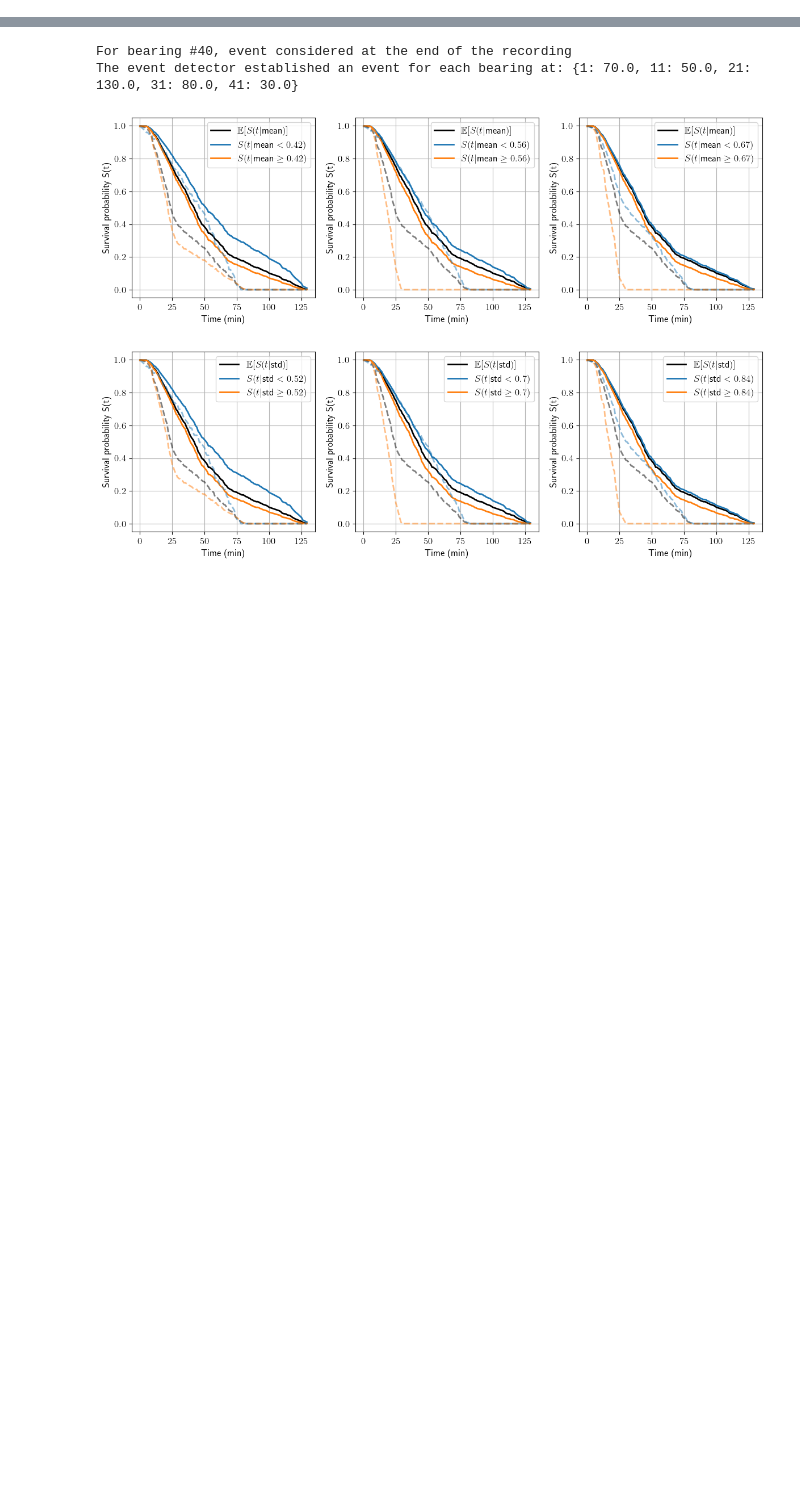
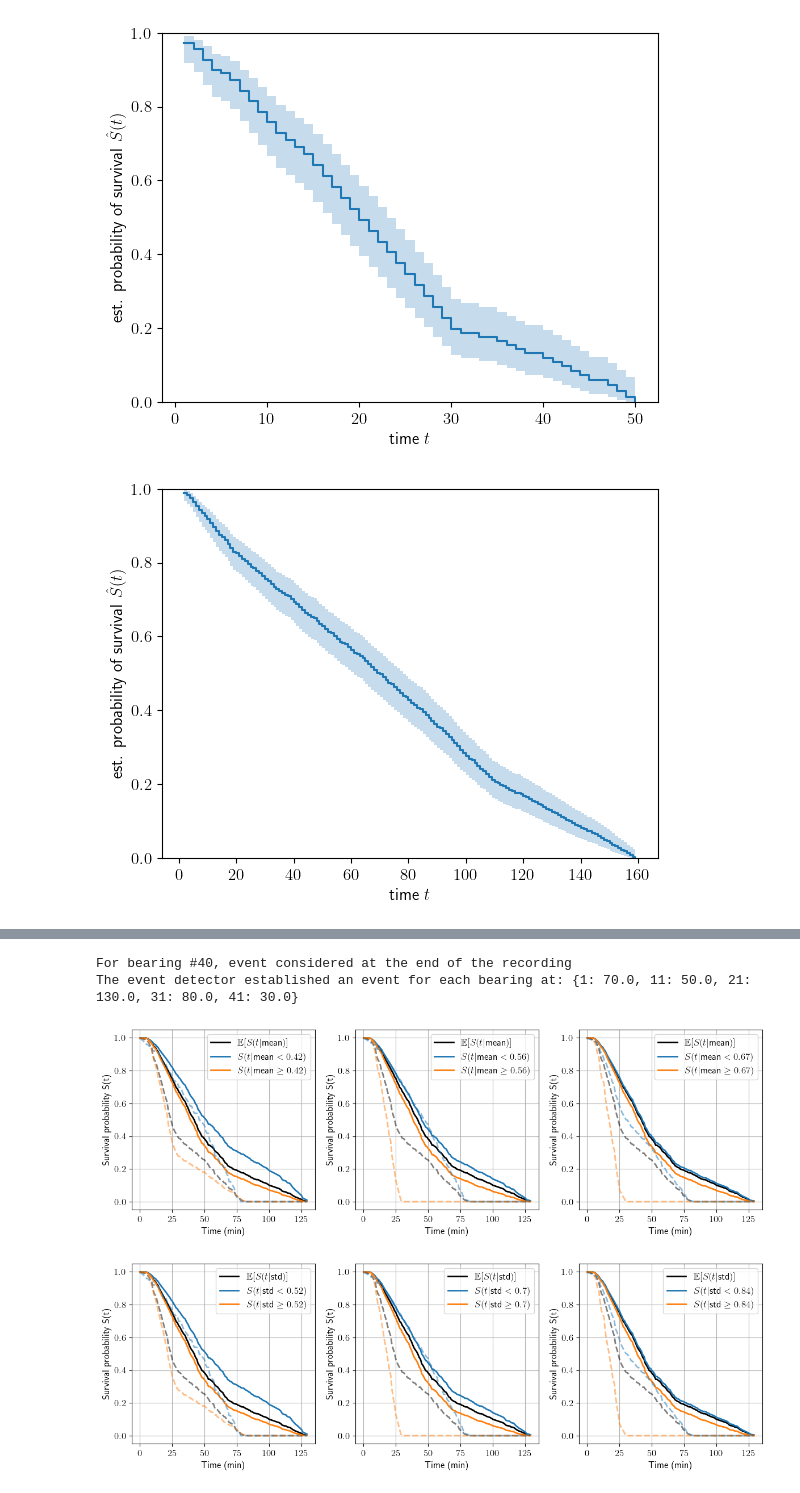
Before and after one commit to Zernez/PredictiveMaintenance, a Jupyter notebook: src/plot_surv_curves.ipynb, the cells around one changed output, grey strips where cells are left out. Drawn from its saved outputs; the diff is of its cells as text; code cells hidden in the pictures; blank space fills up the shorter version.

```diff
--- a/src/plot_surv_curves.ipynb
+++ b/src/plot_surv_curves.ipynb
@@ -388,0 +318,46 @@ For bearing #40, event considered at the end of the recording
+# %%
+for cond in [0, 1, 2]:
+    # Build timeseries data
+    timeseries_data, boot, info_pack = FileReader(DATASET, DATASET_PATH).read_data(cond, N_BOOT)
+    train_data, test_data = pd.DataFrame(), pd.DataFrame()
+    window_size = get_window_size(cond)
+    lag = get_lag(cond)
+
+    train_idx = list(range(1, 8))
+    test_idx = list(range(8, 11))
+
+    for idx in train_idx:
+        event_time = data_util.event_analyzer(idx, info_pack)
+        transformed_data = data_util.make_moving_average(timeseries_data, event_time, idx, window_size, lag)
+        train_data = pd.concat([train_data, transformed_data], axis=0)
+        train_data = train_data.reset_index(drop=True)
+    for idx in test_idx:
+        event_time = data_util.event_analyzer(idx, info_pack)
+        transformed_data = data_util.make_moving_average(timeseries_data, event_time, idx, window_size, lag)
+        test_data = pd.concat([test_data, transformed_data], axis=0)
+        test_data = test_data.reset_index(drop=True)
+
+    train_data = Formatter.control_censored_data(train_data, percentage=0.1)
+    test_data = Formatter.control_censored_data(test_data, percentage=0.1)
+    train_data = train_data.sample(frac=1, random_state=0)
+    test_data = test_data.sample(frac=1, random_state=0)
+
+    train_x = train_data.drop(['Event', 'Survival_time'], axis=1)
+    train_y = Surv.from_dataframe("Event", "Survival_time", train_data)
+    test_x = test_data.drop(['Event', 'Survival_time'], axis=1)
+    test_y = Surv.from_dataframe("Event", "Survival_time", test_data)
+
+    %matplotlib inline
+    import matplotlib.pyplot as plt
+    from sksurv.nonparametric import kaplan_meier_estimator
+
+    time, survival_prob, conf_int = kaplan_meier_estimator(test_y["Event"], test_y["Survival_time"], conf_type="log-log")
+    plt.step(time, survival_prob, where="post")
+    plt.fill_between(time, conf_int[0], conf_int[1], alpha=0.25, step="post")
+    plt.ylim(0, 1)
+    plt.ylabel(r"est. probability of survival $\hat{S}(t)$")
+    plt.xlabel("time $t$")
+    plt.show()
+# %% [output]
+[figure, added]
+[figure, added]
```
Also changed, not shown: parts of 9 cells of this notebook, 2 other files.
